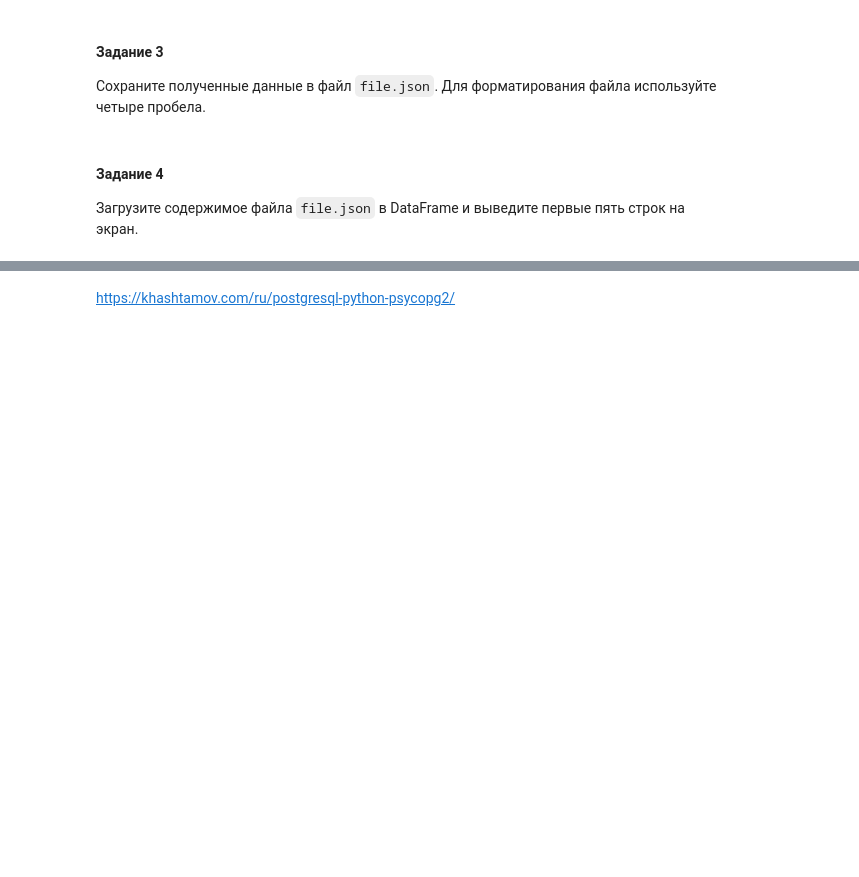
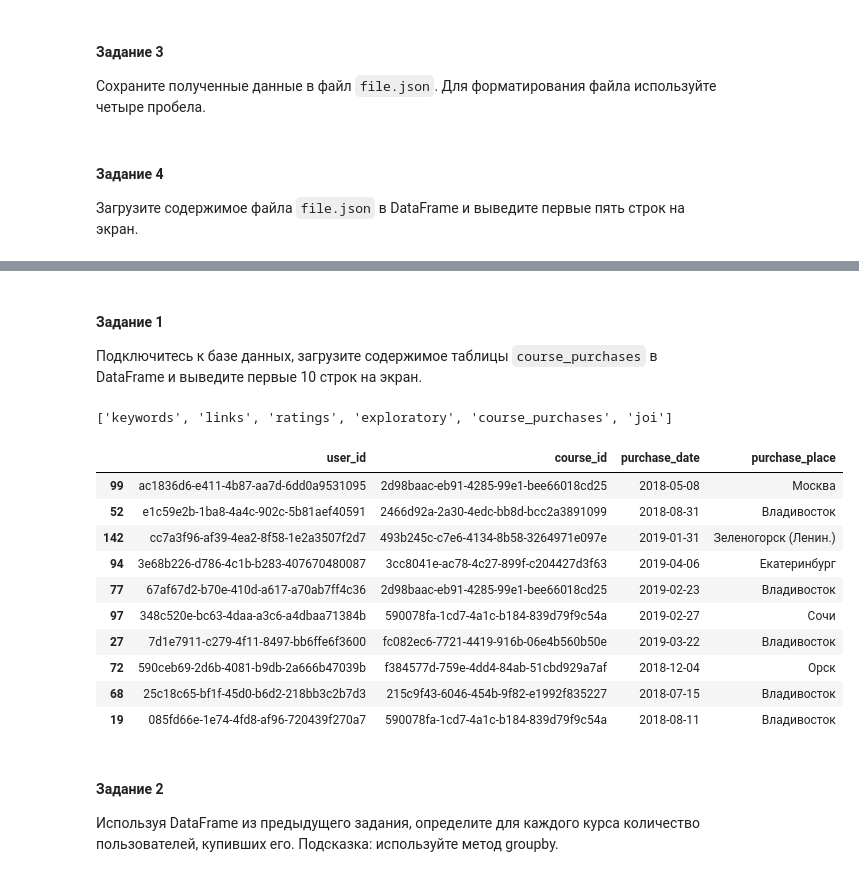
Before and after one commit to Pro100v/SkillBox-DataScience, a Jupyter notebook: JSON/18_json_hw.ipynb, the cells around one changed output, grey strips where cells are left out. Saved outputs shown, nothing was run; the diff lists cells and outputs as text; code cells hidden in the pictures; blank space fills up the shorter version.

```diff
--- a/JSON/18_json_hw.ipynb
+++ b/JSON/18_json_hw.ipynb
@@ -203,5 +208,36 @@ pd.read_json(file_name).head()
+# %% [markdown]
+#### Задание 1
+
+Подключитесь к базе данных, загрузите содержимое таблицы `course_purchases` в DataFrame и выведите первые 10 строк на экран.
 # %%
 import sqlalchemy
 import psycopg2
-# %% [markdown]
-https://khashtamov.com/ru/postgresql-python-psycopg2/
+# %%
+conn = 'postgresql+psycopg2://readonly:6hajV34RTQfmxhS@dsstudents.skillbox.ru:5432/db_ds_students'
+
+engine = sqlalchemy.create_engine(conn)
+connect = engine.connect()
+# %%
+inspector = sqlalchemy.inspect(engine)
+inspector.get_table_names()
+# %% [output]
+['keywords', 'links', 'ratings', 'exploratory', 'course_purchases', 'joi']
+# %%
+df = pd.read_sql('select * from course_purchases', connect).iloc[1:,:]
+df.sample(10)
+# %% [output]
+|  | user_id | course_id | purchase_date | purchase_place |
+| 99 | ac1836d6-e411-4b87-aa7d-6dd0a9531095 | 2d98baac-eb91-4285-99e1-bee66018cd25 | 2018-05-08 | Москва |
+| 52 | e1c59e2b-1ba8-4a4c-902c-5b81aef40591 | 2466d92a-2a30-4edc-bb8d-bcc2a3891099 | 2018-08-31 | Владивосток |
+| 142 | cc7a3f96-af39-4ea2-8f58-1e2a3507f2d7 | 493b245c-c7e6-4134-8b58-3264971e097e | 2019-01-31 | Зеленогорск (Ленин.) |
+| 94 | 3e68b226-d786-4c1b-b283-407670480087 | 3cc8041e-ac78-4c27-899f-c204427d3f63 | 2019-04-06 | Екатеринбург |
+| 77 | 67af67d2-b70e-410d-a617-a70ab7ff4c36 | 2d98baac-eb91-4285-99e1-bee66018cd25 | 2019-02-23 | Владивосток |
+| 97 | 348c520e-bc63-4daa-a3c6-a4dbaa71384b | 590078fa-1cd7-4a1c-b184-839d79f9c54a | 2019-02-27 | Сочи |
+| 27 | 7d1e7911-c279-4f11-8497-bb6ffe6f3600 | fc082ec6-7721-4419-916b-06e4b560b50e | 2019-03-22 | Владивосток |
+| 72 | 590ceb69-2d6b-4081-b9db-2a666b47039b | f384577d-759e-4dd4-84ab-51cbd929a7af | 2018-12-04 | Орск |
+| 68 | 25c18c65-bf1f-45d0-b6d2-218bb3c2b7d3 | 215c9f43-6046-454b-9f82-e1992f835227 | 2018-07-15 | Владивосток |
+| 19 | 085fd66e-1e74-4fd8-af96-720439f270a7 | 590078fa-1cd7-4a1c-b184-839d79f9c54a | 2018-08-11 | Владивосток |
+# %% [markdown]
+#### Задание 2
+
+Используя DataFrame из предыдущего задания, определите для каждого курса количество пользователей, купивших его. Подсказка: используйте метод groupby.
```
Also changed, not shown: parts of 28 cells of this notebook.
